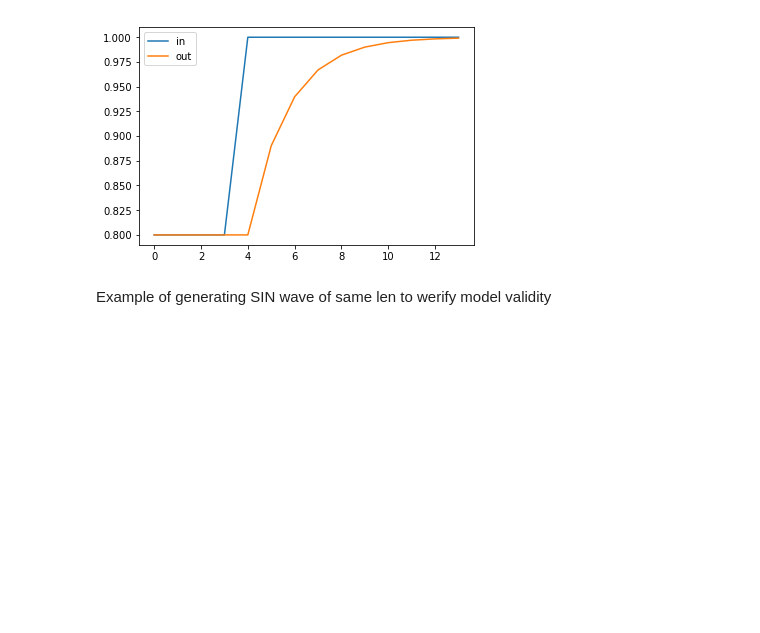
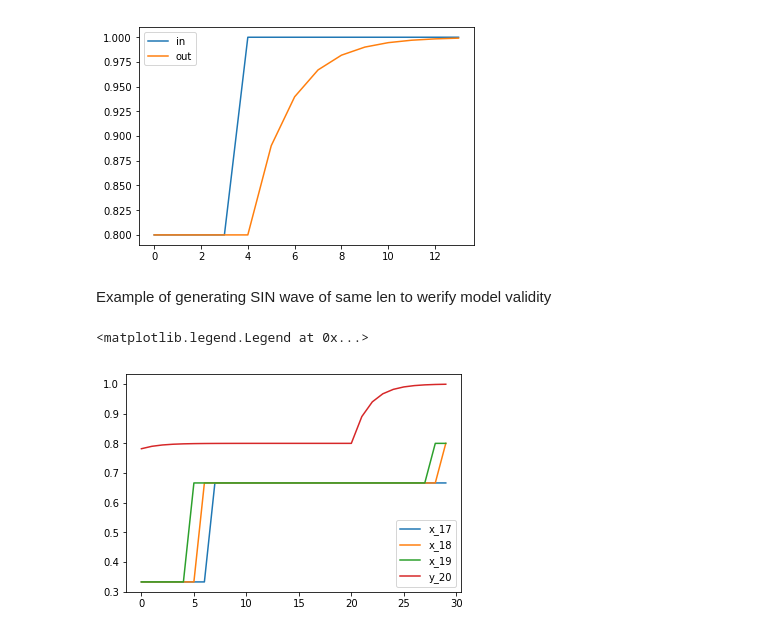
Before and after one commit to KushnirDmytro/identification_of_dynamic_system_parameters_using_nn, a Jupyter notebook: lstms_current_best.ipynb, the cells around one changed output. Saved outputs shown, nothing was run; the diff lists cells and outputs as text; code cells hidden in the pictures; blank space fills up the shorter version.

```diff
--- a/lstms_current_best.ipynb
+++ b/lstms_current_best.ipynb
@@ -96,8 +56,29 @@ plt.legend()
 [figure]
 # %% [markdown]
 Example of generating SIN wave of same len to werify model validity
-# %%
-x = np.repeat(x,20, axis = 0)
-y = y
-# x = np.repeat(T,20, axis = 0)
-# y = np.array(sin_t)
+# %%
+#####################
+# Set parameters
+#####################
+
+# Data params
+noise_var = 0
+num_datapoints = num_datapoints
+test_size = 0.2
+num_train = int((1-test_size) * num_datapoints)
+
+# Network params
+input_size = 50
+# If `per_element` is True, then LSTM reads in one timestep at a time.
+per_element = True
+if per_element:
+    lstm_input_size = 1
+else:
+    lstm_input_size = input_size
+# size of hidden layers
+h1 = 128
+output_dim = 1
+num_layers = 2
+learning_rate = 1e-3
+num_epochs = 5000
+dtype = torch.float
@@ -103,0 +91,9 @@ y = y
+# %%
+plt.plot(x[17][:30], label = 'x_17')
+plt.plot(x[18][:30], label = 'x_18')
+plt.plot(x[19][:30], label = 'x_19')
+plt.plot(y[:30], label='y_20')
+plt.legend()
+# %% [output]
+<matplotlib.legend.Legend at 0x...>
+[figure, added]
```
Also changed, not shown: parts of 22 cells of this notebook.
